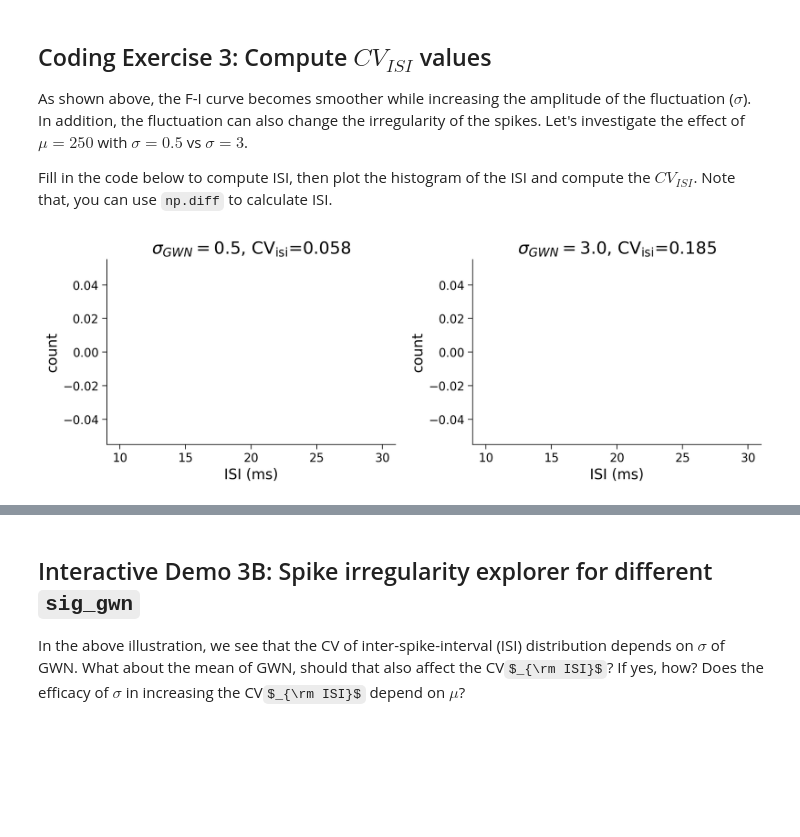
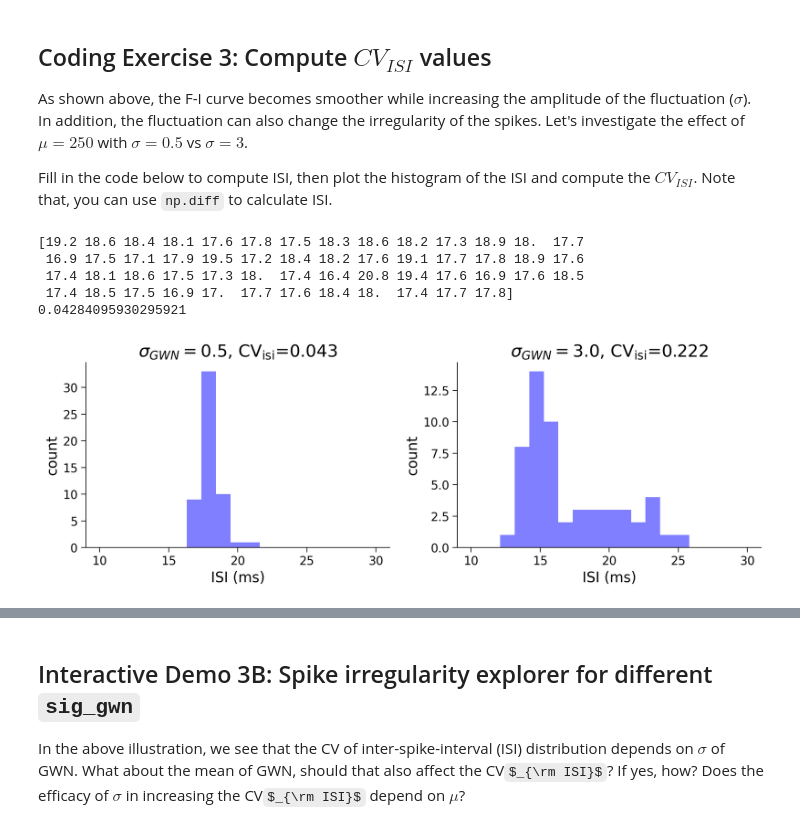
Before and after one commit to jevanluo/AlgorithmVisualizer, a Jupyter notebook: tutorials/W2D3_BiologicalNeuronModels/student/W2D3_Tutorial1.ipynb, the cells around one changed output, grey strips where cells are left out. Saved outputs shown, nothing was run; the diff lists cells and outputs as text; code cells hidden in the pictures; some formulas as TeX source; blank space fills up the shorter version.

```diff
--- a/tutorials/W2D3_BiologicalNeuronModels/student/W2D3_Tutorial1.ipynb
+++ b/tutorials/W2D3_BiologicalNeuronModels/student/W2D3_Tutorial1.ipynb
@@ -367,7 +367,7 @@ def run_LIF(pars, Iinj, stop=False):
     ########################################################################
 
     # Calculate the increment of the membrane potential
-    dv = (-(v[it]-E_L) + Iinj[it]/g_L)/tau_m
+    dv = (-(v[it]-E_L) + Iinj[it]/g_L)/tau_m * dt
 
     # Update the membrane potential
     v[it + 1] = v[it] + dv
@@ -704,36 +704,45 @@ def isi_cv_LIF(spike_times):
     # Compute isi
     isi = np.diff(spike_times)
     # Compute cv
-    cv = np.std(isi)/np.mean(isi)
+    cv = isi.std()/isi.mean()
   else:
     isi = np.nan
     cv = np.nan
 
   return isi, cv
 
 
 # Set parameters
 pars = default_pars(T=1000.)
 mu_gwn = 250
 sig_gwn1 = 0.5
 sig_gwn2 = 3.0
 
 # Run LIF model for sigma = 0.5
 I_GWN1 = my_GWN(pars, mu=mu_gwn, sig=sig_gwn1, myseed=2020)
 _, sp1 = run_LIF(pars, Iinj=I_GWN1)
 
 # Run LIF model for sigma = 3
 I_GWN2 = my_GWN(pars, mu=mu_gwn, sig=sig_gwn2, myseed=2020)
 _, sp2 = run_LIF(pars, Iinj=I_GWN2)
 
 # Compute ISIs/CV
 isi1, cv1 = isi_cv_LIF(sp1)
 isi2, cv2 = isi_cv_LIF(sp2)
 
+print(isi1)
+print(cv1)
+
+
 # Visualize
 my_hists(isi1, isi2, cv1, cv2, sig_gwn1, sig_gwn2)
 # %% [output]
+[19.2 18.6 18.4 18.1 17.6 17.8 17.5 18.3 18.6 18.2 17.3 18.9 18.  17.7
+ 16.9 17.5 17.1 17.9 19.5 17.2 18.4 18.2 17.6 19.1 17.7 17.8 18.9 17.6
+ 17.4 18.1 18.6 17.5 17.3 18.  17.4 16.4 20.8 19.4 17.6 16.9 17.6 18.5
+ 17.4 18.5 17.5 16.9 17.  17.7 17.6 18.4 18.  17.4 17.7 17.8]
+0.04284095930295921
-[figure, old version]
+[figure, new version]
 # %% [markdown]
 [*Click for solution*](https://github.com/NeuromatchAcademy/course-content/tree/main/tutorials/W2D3_BiologicalNeuronModels/solutions/W2D3_Tutorial1_Solution_27d69c89.py)
 
```
Also changed, not shown: parts of 9 cells of this notebook.
